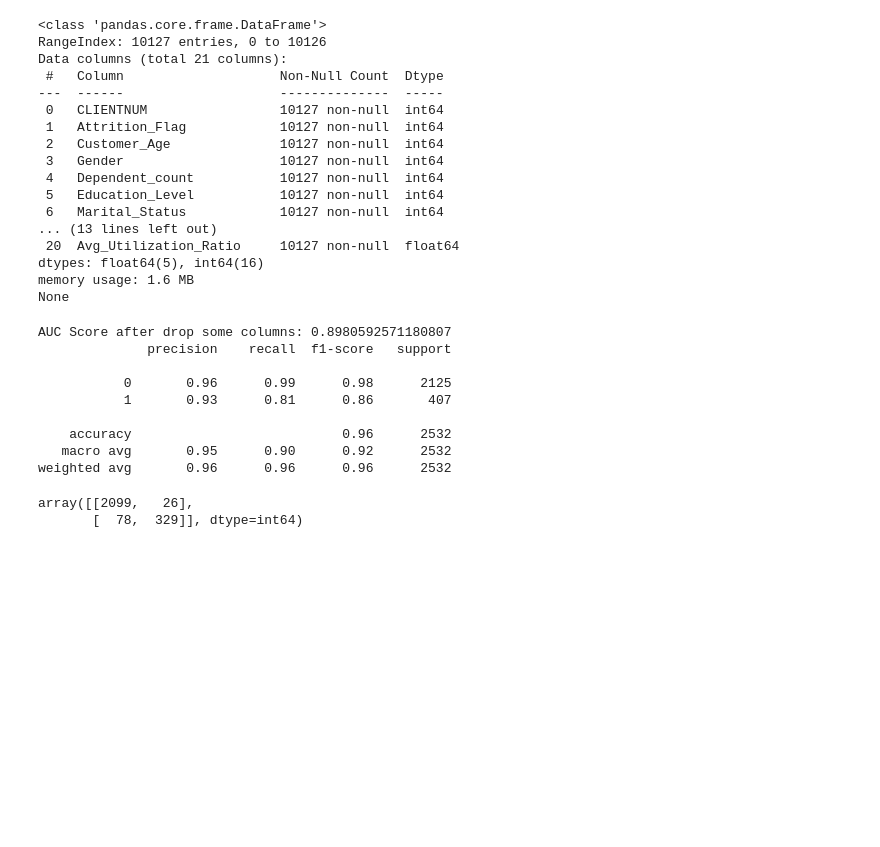
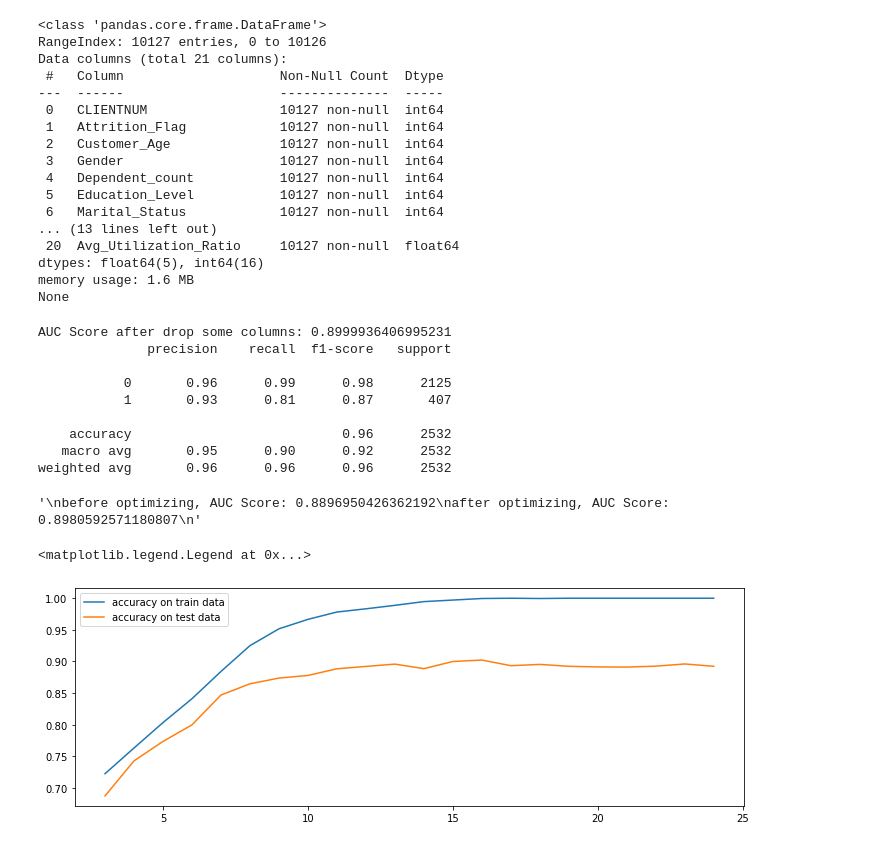
Before and after one commit to isidore-wong/Hayes-MachineLearning, a Jupyter notebook: code/03_Projects/04_Bank Customer Churn Prediction/RFC Prediction Optimized.ipynb, the cells around one changed output. Cells and saved outputs as stored; diff of their text form; code cells hidden in the pictures; blank space fills up the shorter version.

Commit message:
add recall score and accuracy score

```diff
--- a/code/03_Projects/04_Bank Customer Churn Prediction/RFC Prediction Optimized.ipynb
+++ b/code/03_Projects/04_Bank Customer Churn Prediction/RFC Prediction Optimized.ipynb
@@ -64,25 +64,38 @@ print(classification_report(y_test, pred))
 confusion_matrix(y_test, pred)
 '''
 before optimizing, AUC Score: 0.8896950426362192
-after optimizing, AUC Score:  0.8980592571180807
+after optimizing, AUC Score:  0.8999936406995231
 '''
 # %% [output]
-AUC Score after drop some columns: 0.8980592571180807
+AUC Score after drop some columns: 0.8999936406995231
               precision    recall  f1-score   support
 
            0       0.96      0.99      0.98      2125
-           1       0.93      0.81      0.86       407
+           1       0.93      0.81      0.87       407
 
     accuracy                           0.96      2532
    macro avg       0.95      0.90      0.92      2532
 weighted avg       0.96      0.96      0.96      2532
-array([[2099,   26],
-       [  78,  329]], dtype=int64)
+'\nbefore optimizing, AUC Score: 0.8896950426362192\nafter optimizing, AUC Score:  0.8980592571180807\n'
-# %%
-# retrain decision tree, exploring whether the max_depth and class_weight have influence
-x_depth, test_depth, train_depth = [], [], []
-for i in range(3, 25):
-    rfc_depth = RandomForestClassifier()
-    rfc_depth.fit(X_train, y_train)
-
-    train_depth += [roc_auc_score(y_train, )]
+# %%
+import matplotlib.pyplot as plt
+from sklearn.metrics import recall_score
+from sklearn.metrics import accuracy_score
+
+# retrain decision tree, exploring whether the max_depth has influence on model
+x_depth, test_depth, train_depth = [], [], []
+for i in range(3, 25):
+    rfc_depth = RandomForestClassifier(max_depth=i)
+    rfc_depth.fit(X_train, y_train)
+
+    train_depth += [roc_auc_score(y_train, rfc_depth.predict(X_train))]
+    test_depth += [roc_auc_score(y_test, rfc_depth.predict(X_test))]
+    x_depth += [i]
+
+plt.figure(figsize=(12, 4))
+plt.plot(x_depth, train_depth, label='accuracy on train data')
+plt.plot(x_depth, test_depth, label='accuracy on test data')
+plt.legend()    # max_depth is around 11-13. It won't make results much worse, but the model will be working faster
+# %% [output]
+<matplotlib.legend.Legend at 0x...>
+[figure, added]
```
Also changed, not shown: parts of 4 cells of this notebook.
